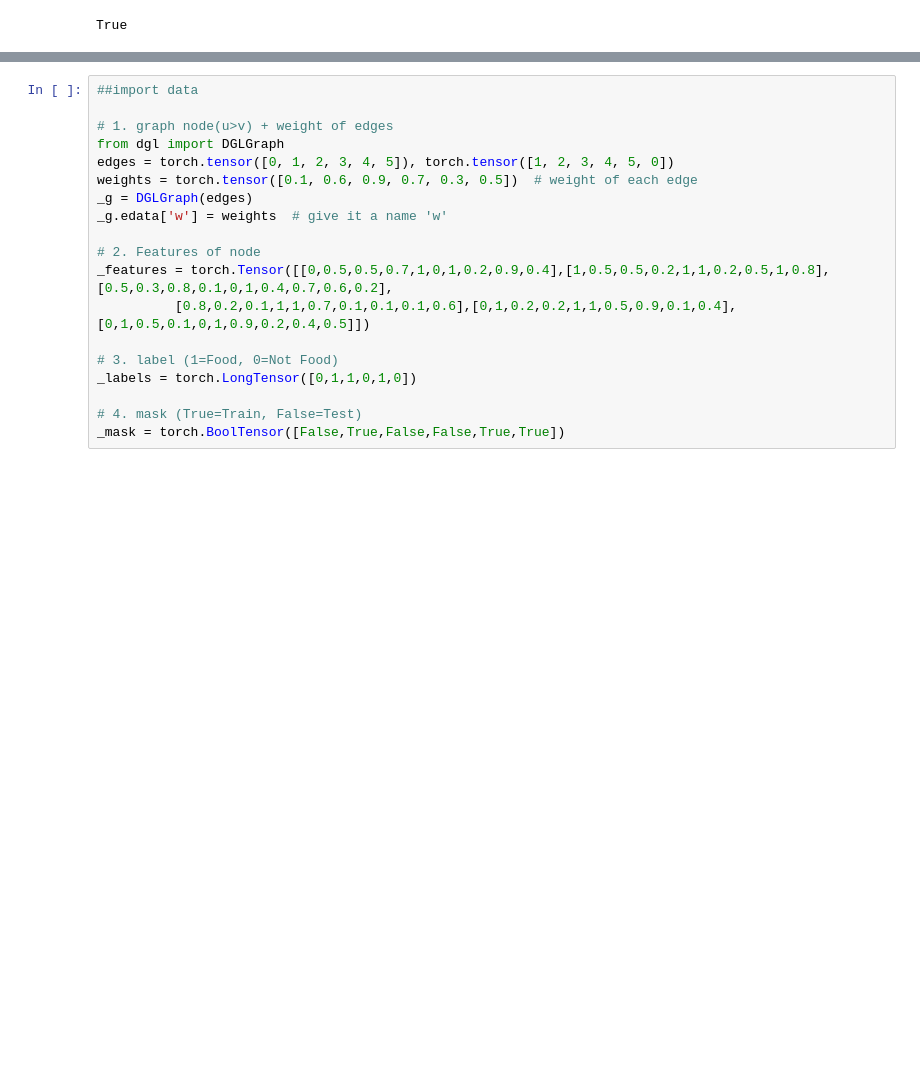
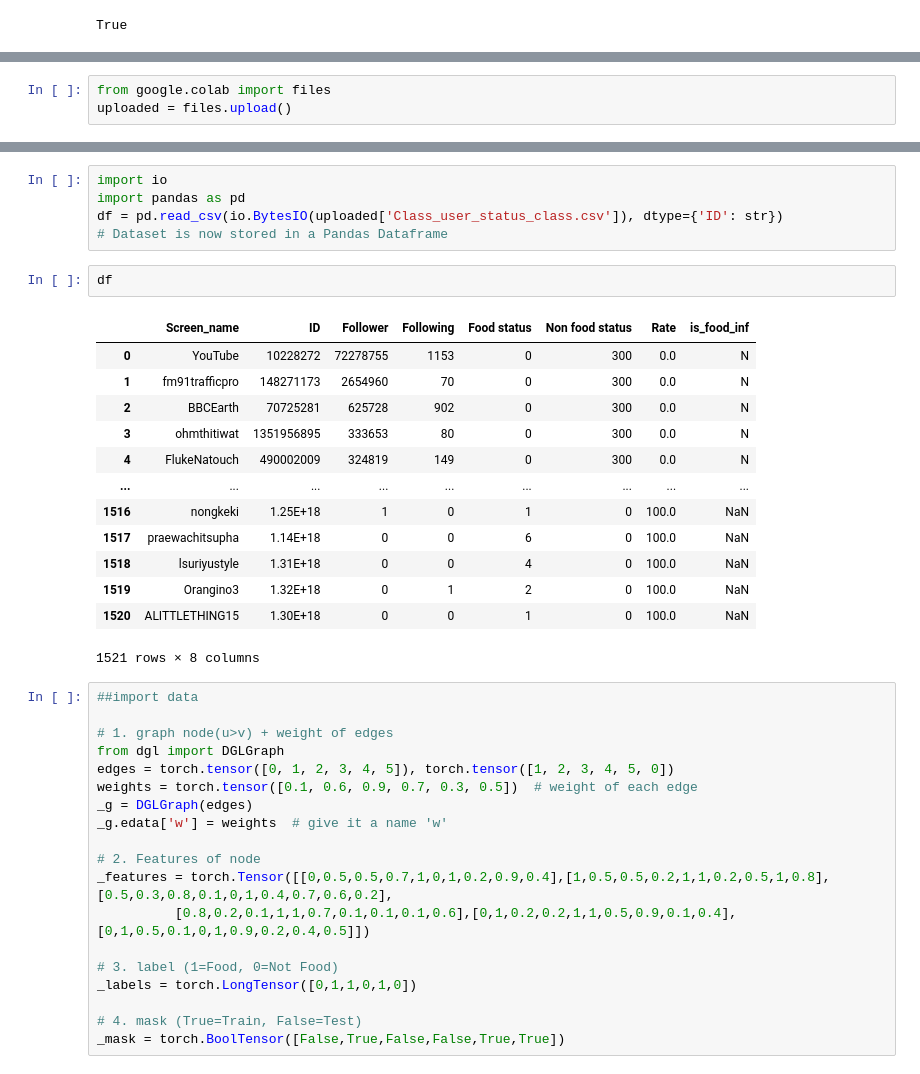
Before and after one commit to atitawat-pol/BADS7210-SNA, a Jupyter notebook: Me.ipynb, the cells around one changed output, grey strips where cells are left out. Saved outputs shown, nothing was run; the diff lists cells and outputs as text; blank space fills up the shorter version.

```diff
--- a/Me.ipynb
+++ b/Me.ipynb
@@ -128,0 +116,3 @@ Using backend: pytorch
+# %%
+from google.colab import files
+uploaded = files.upload()
@@ -129,3 +122,24 @@ Using backend: pytorch
+# %%
+import io
+import pandas as pd
+df = pd.read_csv(io.BytesIO(uploaded['Class_user_status_class.csv']), dtype={'ID': str})
+# Dataset is now stored in a Pandas Dataframe
+# %%
+df
+# %% [output]
+|  | Screen_name | ID | Follower | Following | Food status | Non food status | Rate | is_food_inf |
+| 0 | YouTube | 10228272 | 72278755 | 1153 | 0 | 300 | 0.0 | N |
+| 1 | fm91trafficpro | 148271173 | 2654960 | 70 | 0 | 300 | 0.0 | N |
+| 2 | BBCEarth | 70725281 | 625728 | 902 | 0 | 300 | 0.0 | N |
+| 3 | ohmthitiwat | 1351956895 | 333653 | 80 | 0 | 300 | 0.0 | N |
+| 4 | FlukeNatouch | 490002009 | 324819 | 149 | 0 | 300 | 0.0 | N |
+| ... | ... | ... | ... | ... | ... | ... | ... | ... |
+| 1516 | nongkeki | 1.25E+18 | 1 | 0 | 1 | 0 | 100.0 | NaN |
+| 1517 | praewachitsupha | 1.14E+18 | 0 | 0 | 6 | 0 | 100.0 | NaN |
+| 1518 | lsuriyustyle | 1.31E+18 | 0 | 0 | 4 | 0 | 100.0 | NaN |
+| 1519 | Orangino3 | 1.32E+18 | 0 | 1 | 2 | 0 | 100.0 | NaN |
+| 1520 | ALITTLETHING15 | 1.30E+18 | 0 | 0 | 1 | 0 | 100.0 | NaN |
+1521 rows × 8 columns
 # %%
 ##import data
 
```
Also changed, not shown: parts of 4 cells of this notebook.
